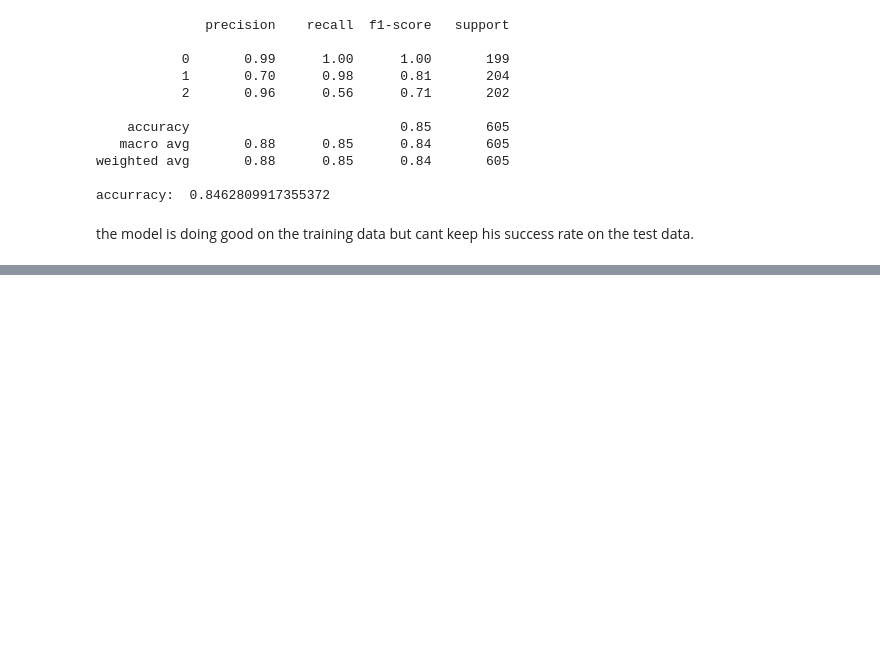
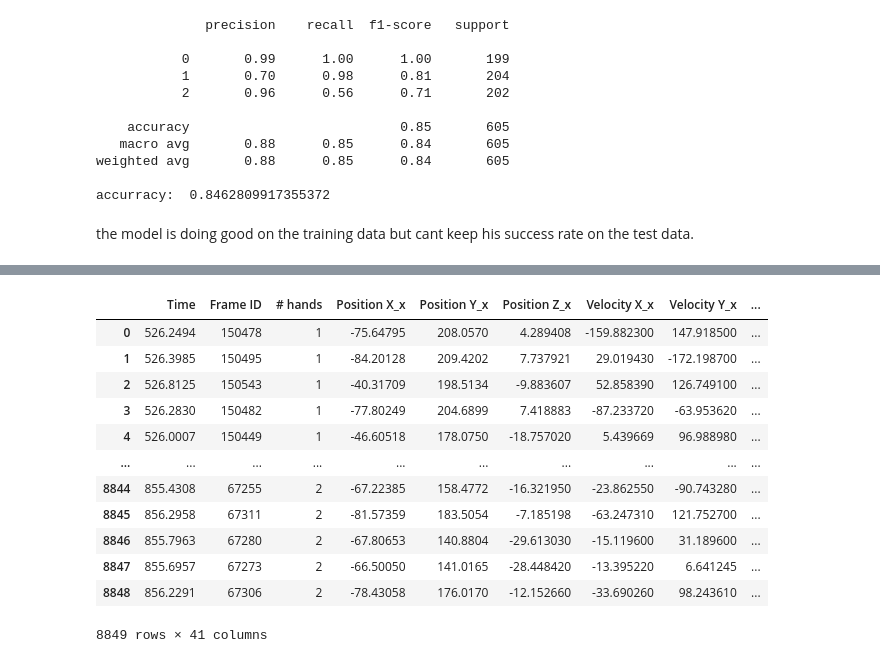
Before and after one commit to or-yitshak/Final-Project-Semester-B, a Jupyter notebook: Notebook 4.ipynb, the cells around one changed output, grey strips where cells are left out. Cells and saved outputs as stored; diff of their text form; code cells hidden in the pictures; blank space fills up the shorter version.

```diff
--- a/Notebook 4.ipynb
+++ b/Notebook 4.ipynb
@@ -539,0 +582,43 @@ the model is doing good on the training data but cant keep his success rate on t
+# %%
+def get_data4(dfs_list, alone, Names):
+    new_dfs_list = []
+    for i in range(len(dfs_list)):
+        if alone == True:
+            dfs_list[i] = alone_transform(dfs_list[i])
+        df = get_data3(dfs_list[i])
+        df['Name'] = Names[i]
+        new_dfs_list.append(df)
+    df = pd.concat(new_dfs_list)
+    return df
+# %%
+Names_train = ['evyatar','nofar','oriya','orya2','revital','shahar','shelly','yael','yoel']
+alon_train_list = [evyatar_alon,nofar_alon,oriya_alon,orya2_alon,revital_alon,shahar_alon,shelly_alon,yael_alon,yoel_alon]
+spon_train_list = [evyatar_spon,nofar_spon,oriya_spon,orya2_spon,revital_spon,shahar_spon,shelly_spon,yael_spon,yoel_spon]
+sync_train_list = [evyatar_sync,nofar_sync,oriya_sync,orya2_sync,revital_sync,shahar_sync,shelly_sync,yael_sync,yoel_sync]
+# %%
+alon_train = get_data4(alon_train_list, True, Names_train)
+spon_train = get_data4(spon_train_list, False, Names_train)
+sync_train = get_data4(sync_train_list, False, Names_train)
+# %%
+alon_train['label']=0
+spon_train['label']=1
+sync_train['label']=2
+# %%
+train_data = pd.concat([alon_train,spon_train,sync_train])
+train_data.dropna(inplace= True)
+train_data.reset_index(drop=True,inplace=True)
+train_data
+# %% [output]
+|  | Time | Frame ID | # hands | Position X_x | Position Y_x | Position Z_x | Velocity X_x | Velocity Y_x | ... |
+| 0 | 526.2494 | 150478 | 1 | -75.64795 | 208.0570 | 4.289408 | -159.882300 | 147.918500 | ... |
+| 1 | 526.3985 | 150495 | 1 | -84.20128 | 209.4202 | 7.737921 | 29.019430 | -172.198700 | ... |
+| 2 | 526.8125 | 150543 | 1 | -40.31709 | 198.5134 | -9.883607 | 52.858390 | 126.749100 | ... |
+| 3 | 526.2830 | 150482 | 1 | -77.80249 | 204.6899 | 7.418883 | -87.233720 | -63.953620 | ... |
+| 4 | 526.0007 | 150449 | 1 | -46.60518 | 178.0750 | -18.757020 | 5.439669 | 96.988980 | ... |
+| ... | ... | ... | ... | ... | ... | ... | ... | ... | ... |
+| 8844 | 855.4308 | 67255 | 2 | -67.22385 | 158.4772 | -16.321950 | -23.862550 | -90.743280 | ... |
+| 8845 | 856.2958 | 67311 | 2 | -81.57359 | 183.5054 | -7.185198 | -63.247310 | 121.752700 | ... |
+| 8846 | 855.7963 | 67280 | 2 | -67.80653 | 140.8804 | -29.613030 | -15.119600 | 31.189600 | ... |
+| 8847 | 855.6957 | 67273 | 2 | -66.50050 | 141.0165 | -28.448420 | -13.395220 | 6.641245 | ... |
+| 8848 | 856.2291 | 67306 | 2 | -78.43058 | 176.0170 | -12.152660 | -33.690260 | 98.243610 | ... |
+8849 rows × 41 columns
```
Also changed, not shown: parts of 31 cells of this notebook.
